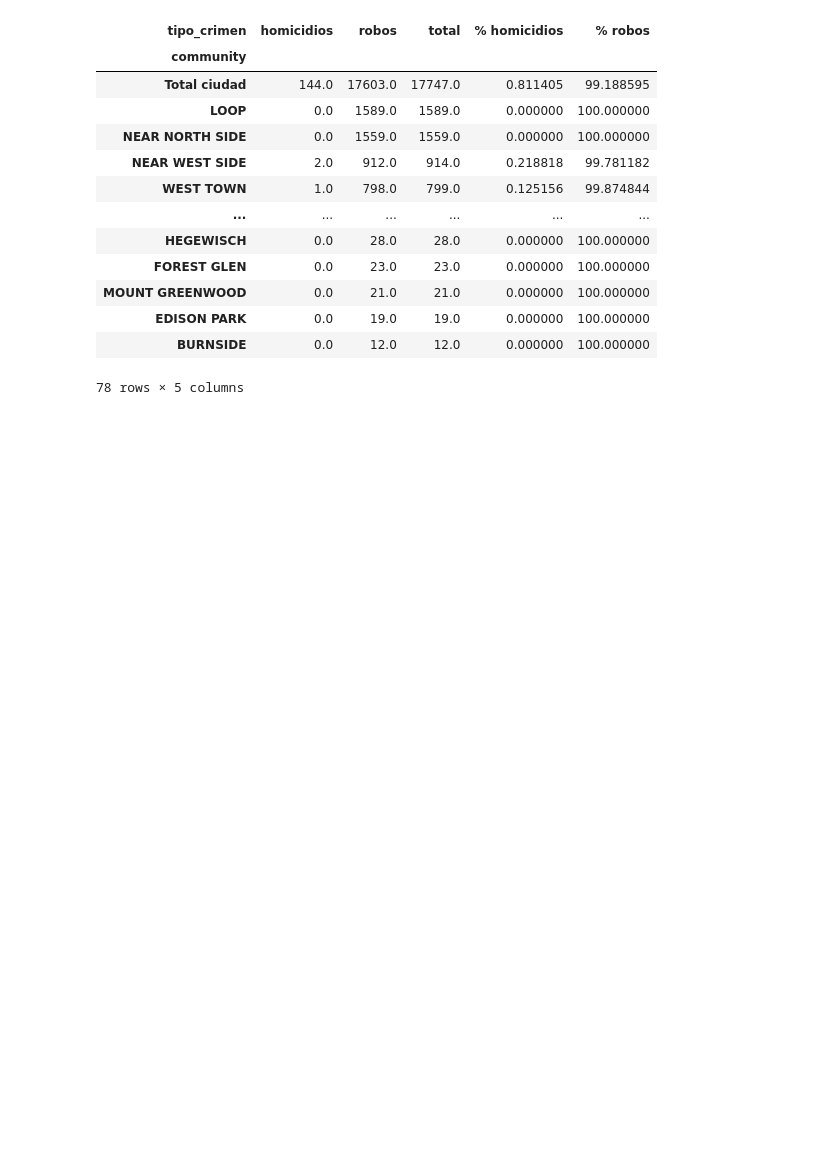
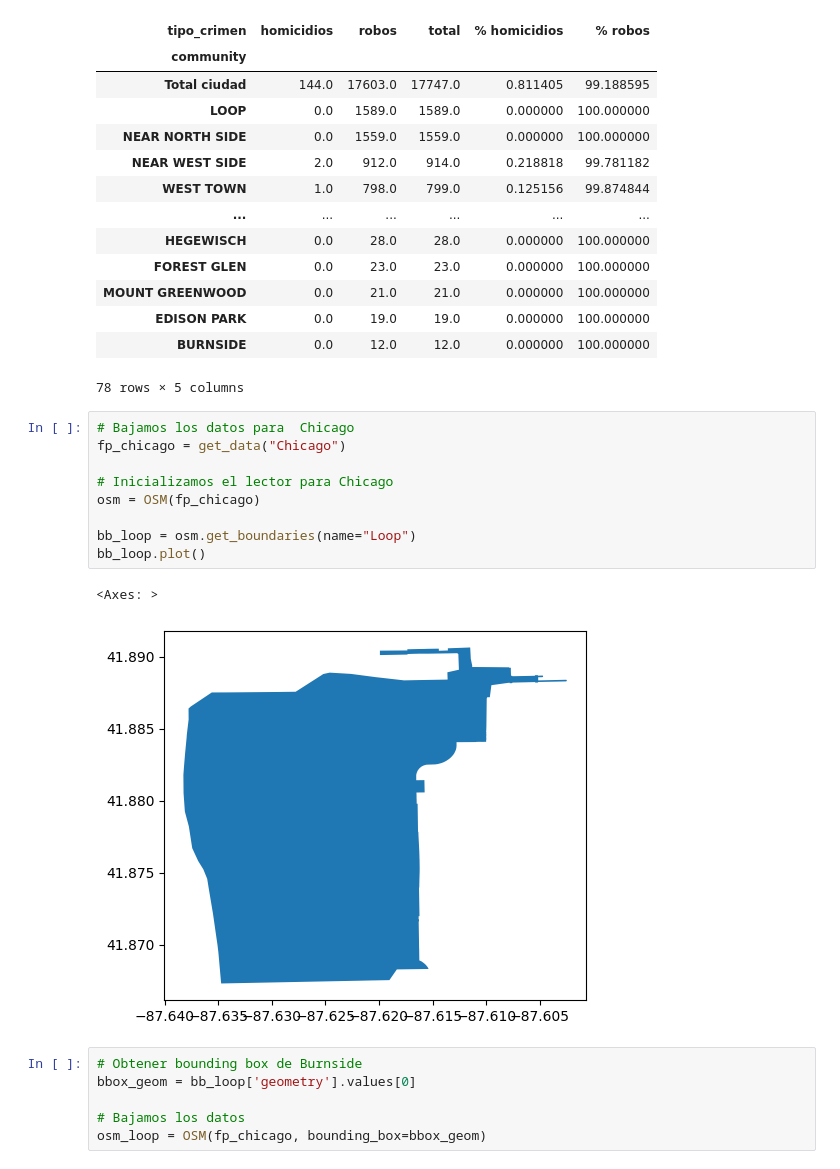
Before and after one commit to sebastian23escobar/Aprendizaje_no_supervisado, a Jupyter notebook: Taller4/S7_LC_Taller_Geograficos_KDE.ipynb, the cells around one changed output. Drawn from its saved outputs; the diff is of its cells as text; blank space fills up the shorter version.

```diff
--- a/Taller4/S7_LC_Taller_Geograficos_KDE.ipynb
+++ b/Taller4/S7_LC_Taller_Geograficos_KDE.ipynb
@@ -581,3 +581,21 @@ tabla
 | EDISON PARK | 0.0 | 19.0 | 19.0 | 0.000000 | 100.000000 |
 | BURNSIDE | 0.0 | 12.0 | 12.0 | 0.000000 | 100.000000 |
 78 rows × 5 columns
+# %%
+# Bajamos los datos para  Chicago
+fp_chicago = get_data("Chicago")
+
+# Inicializamos el lector para Chicago
+osm = OSM(fp_chicago)
+
+bb_loop = osm.get_boundaries(name="Loop")
+bb_loop.plot()
+# %% [output]
+<Axes: >
+[figure, added]
+# %%
+# Obtener bounding box de Burnside
+bbox_geom = bb_loop['geometry'].values[0]
+
+# Bajamos los datos
+osm_loop = OSM(fp_chicago, bounding_box=bbox_geom)
```
Also changed, not shown: parts of 2 cells of this notebook.
